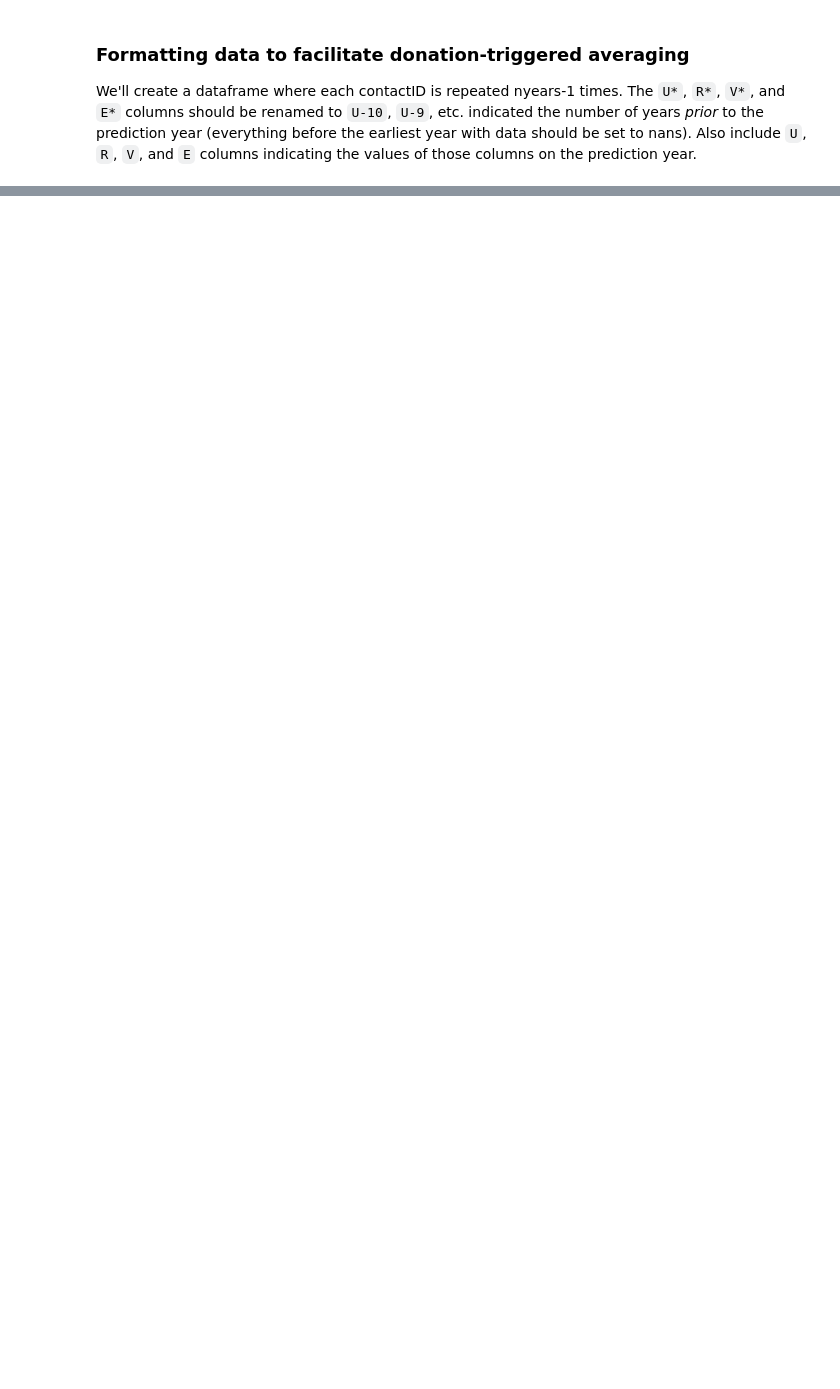
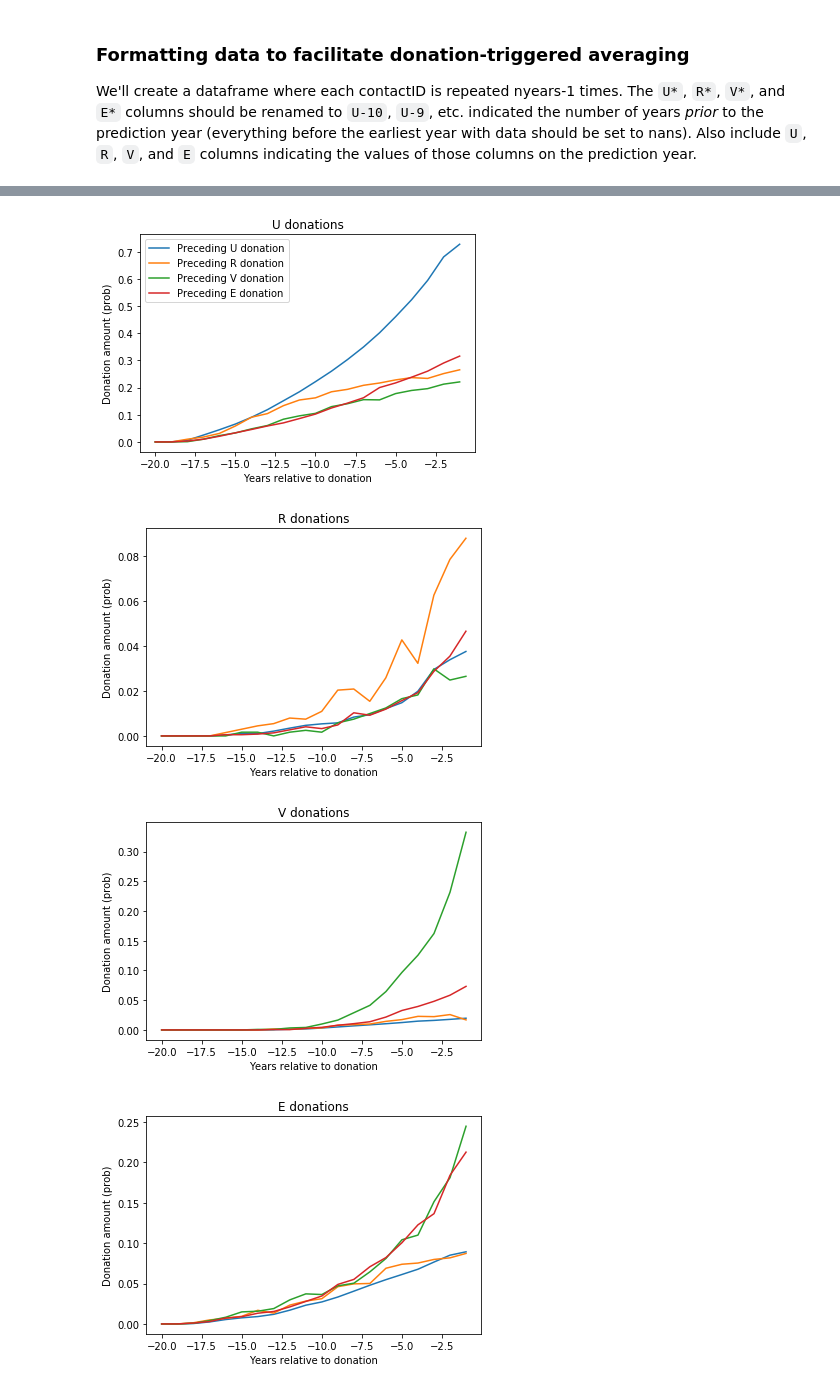
Before and after one commit to ContextLab/storytelling-with-data, a Jupyter notebook: data-stories/upper-valley-land-trust/uvlt_donation_timeline.ipynb, the cells around one changed output, grey strips where cells are left out. Saved outputs shown, nothing was run; the diff lists cells and outputs as text; code cells hidden in the pictures; blank space fills up the shorter version.

```diff
--- a/data-stories/upper-valley-land-trust/uvlt_donation_timeline.ipynb
+++ b/data-stories/upper-valley-land-trust/uvlt_donation_timeline.ipynb
@@ -199,0 +335,7 @@ for i, d1 in enumerate(donation_types): #plot ID-- what is being plotted leading
+# %%
+dta_plot(df, ignore_columns, donation_types, binary_units, binarized_donation_probability)
+# %% [output]
+[figure, added]
+[figure, added]
+[figure, added]
+[figure, added]
```
Also changed, not shown: parts of 22 cells of this notebook.
